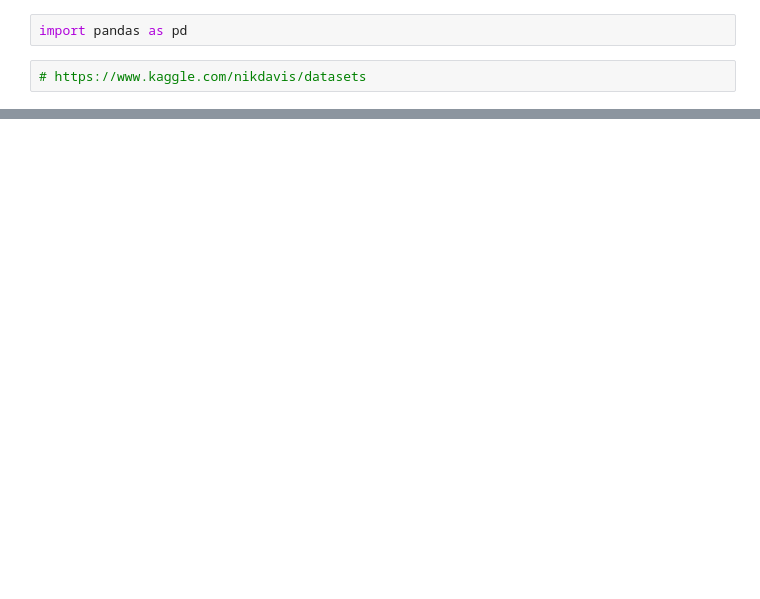
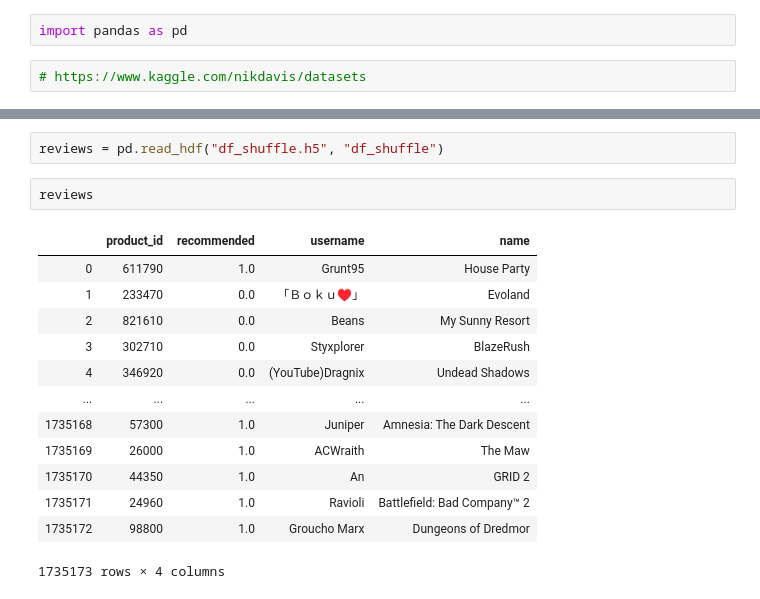
Before and after one commit to gsajko/steam-reviews, a Jupyter notebook: games.ipynb, the cells around one changed output, grey strips where cells are left out. Saved outputs shown, nothing was run; the diff lists cells and outputs as text; blank space fills up the shorter version.

```diff
--- a/games.ipynb
+++ b/games.ipynb
@@ -27,0 +72,18 @@ reviews.head()
+# %%
+reviews = pd.read_hdf("df_shuffle.h5", "df_shuffle")
+# %%
+reviews
+# %% [output]
+|  | product_id | recommended | username | name |
+| 0 | 611790 | 1.0 | Grunt95 | House Party |
+| 1 | 233470 | 0.0 | 「Ｂｏｋｕ♥」 | Evoland |
+| 2 | 821610 | 0.0 | Beans | My Sunny Resort |
+| 3 | 302710 | 0.0 | Styxplorer | BlazeRush |
+| 4 | 346920 | 0.0 | (YouTube)Dragnix | Undead Shadows |
+| ... | ... | ... | ... | ... |
+| 1735168 | 57300 | 1.0 | Juniper | Amnesia: The Dark Descent |
+| 1735169 | 26000 | 1.0 | ACWraith | The Maw |
+| 1735170 | 44350 | 1.0 | An | GRID 2 |
+| 1735171 | 24960 | 1.0 | Ravioli | Battlefield: Bad Company™ 2 |
+| 1735172 | 98800 | 1.0 | Groucho Marx | Dungeons of Dredmor |
+1735173 rows × 4 columns
```
Also changed, not shown: parts of 50 cells of this notebook, 1 other file.
